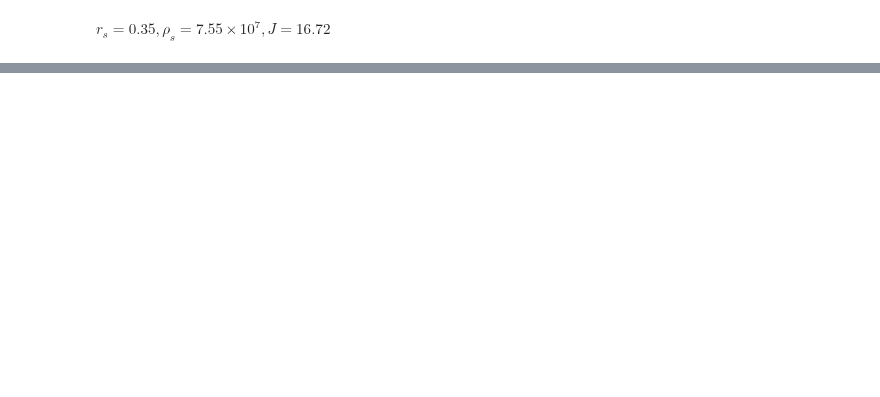
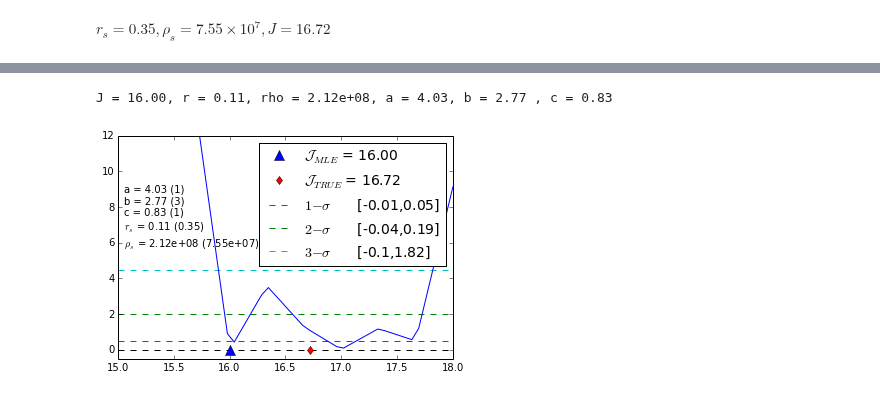
Before and after one commit to achiappo/FRESKA, a Jupyter notebook: cython/astrojpy-Mcmc.ipynb, the cells around one changed output, grey strips where cells are left out. Saved outputs shown, nothing was run; the diff lists cells and outputs as text; code cells hidden in the pictures; blank space fills up the shorter version.

```diff
--- a/cython/astrojpy-Mcmc.ipynb
+++ b/cython/astrojpy-Mcmc.ipynb
@@ -57,0 +139,45 @@ def
+# %%
+eval_Like_J = np.linspace(J_array.min(), J_array.max(), 1e3)
+min_Like_J = interp_L(eval_Like_J).min()
+Jmin = eval_Like_J[ np.where( interp_L(eval_Like_J) == min_Like_J )[0][0] ]
+J_plt = np.linspace(J_array.min(),J_array.max())
+# %%
+Jr = float(interp_r(Jmin))
+Ja = float(interp_a(Jmin))
+Jb = float(interp_b(Jmin))
+Jc = float(interp_c(Jmin))
+# %%
+dm.r0 = Jr
+dm.a = Ja
+dm.b = Jb
+dm.c = Jc
+minrho = lambda rho : float(abs(Jmin - log10( dm.Jfactor(**dwarf_props) ) - 2*rho))
+Jrho = 10**minimize_scalar(minrho).x
+# %%
+print 'J = %2.2f, r = %2.2f, rho = %2.2e, a = %2.2f, b = %2.2f , c = %2.2f'%(Jmin, Jr, Jrho, Ja, Jb ,Jc)
+# %% [output]
+J = 16.00, r = 0.11, rho = 2.12e+08, a = 4.03, b = 2.77 , c = 0.83
+# %%
+for i,c in enumerate([0.5,2.0,4.5]):
+    exec('J%ssL = %.2f'%(i+1, brentq(lambda j : interp_L(j)-c, J_array.min(), Jmin) - Jmin))
+    exec('J%ssR = %.2f'%(i+1, brentq(lambda j : interp_L(j)-c, Jmin, J_array.max()) - Jmin))
+# %%
+plt.plot(J_plt, interp_L(J_plt))
+plt.hlines(0, J_plt.min(), J_plt.max(), linestyles='dashed')
+plt.plot(Jmin, 0, 'b^', markersize=10, label=r'$\mathcal{J}_{MLE}$ = %.2f'%Jmin)
+plt.plot(16.72, 0, 'rd', markersize=6, label=r'$\mathcal{J}_{TRUE}$ = 16.72')
+for i,(c,h) in enumerate(zip(['r','g','c'],[0.5,2.0,4.5])):
+    JL, JR = eval('J%ssL'%str(i+1)), eval('J%ssR'%str(i+1))
+    plt.hlines(h, J_plt.min(), J_plt.max(), linestyles='dashed', colors=c,
+              label=r'$%i-\sigma$'%(i+1)+'\t'+'[%2s,%2s]'%(str(JL),str(JR)))
+plt.legend(numpoints=1,fontsize=14).get_frame().set_facecolor('w')
+plt.text(15.05, 5,'a = %.2f (1)'%Ja +'\n'+
+                 'b = %.2f (3)'%Jb +'\n'+
+                 'c = %.2f (1)'%Jc +'\n'+
+                 r'$r_s$ = %.2f (0.35)'%Jr +'\n'+
+                 r'$\rho_s$ = %.2e (7.55e+07)'%Jrho +'\n')
+
+plt.ylim(-0.5,12);
+#plt.savefig('results/LikeJ_10p_Mcmc.png',format='png',dpi=300);
+# %% [output]
+[figure, added]
```
Also changed, not shown: parts of 9 cells of this notebook, 34 other files.
